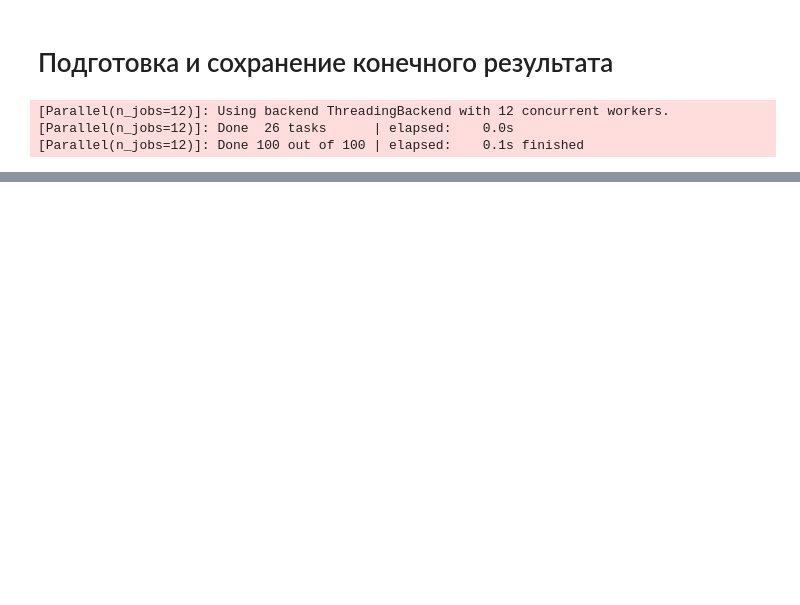
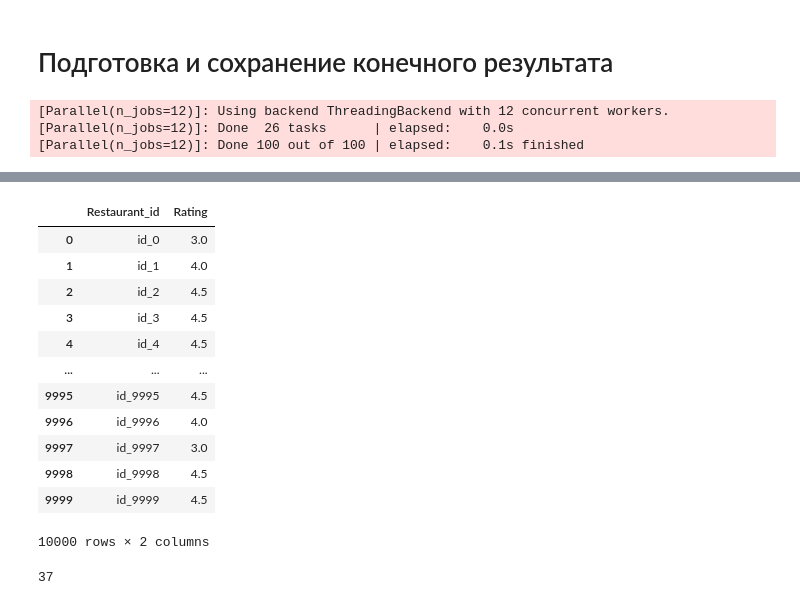
Before and after one commit to alexey300479/skill_factory_real_ds_course, a Jupyter notebook: RDS1_5_ready_to_upload_to_kaggle.ipynb, the cells around one changed output, grey strips where cells are left out. Cells and saved outputs as stored; diff of their text form; code cells hidden in the pictures; blank space fills up the shorter version.

```diff
--- a/RDS1_5_ready_to_upload_to_kaggle.ipynb
+++ b/RDS1_5_ready_to_upload_to_kaggle.ipynb
@@ -1565,0 +1652,3 @@ memory usage: 4.2+ MB
+# %%
+# Обучаем классификтор
+rfc.fit(X, y.apply(str))
@@ -1565,0 +1694,27 @@ memory usage: 4.2+ MB
+# %%
+# Произведем предсказания
+valid_y_pred = rfc.predict(valid_df)
+# %%
+# Создадим датасет конечного результата submission_df
+submission_df = pd.DataFrame()
+# %%
+# Запишем в него требуемые данные
+submission_df['Restaurant_id'] = df[~df['Main']]['Restaurant_id']
+submission_df['Rating'] = pd.Series(valid_y_pred).apply(float)
+# %%
+# Проверим, что получилось
+submission_df
+# %% [output]
+|  | Restaurant_id | Rating |
+| 0 | id_0 | 3.0 |
+| 1 | id_1 | 4.0 |
+| 2 | id_2 | 4.5 |
+| 3 | id_3 | 4.5 |
+| 4 | id_4 | 4.5 |
+| ... | ... | ... |
+| 9995 | id_9995 | 4.5 |
+| 9996 | id_9996 | 4.0 |
+| 9997 | id_9997 | 3.0 |
+| 9998 | id_9998 | 4.5 |
+| 9999 | id_9999 | 4.5 |
+10000 rows × 2 columns
@@ -1565,0 +1724,4 @@ memory usage: 4.2+ MB
+# %%
+len(df) - df['URL_TA'].nunique()
+# %% [output]
+37
```
Also changed, not shown: parts of 35 cells of this notebook, 55 other files.
